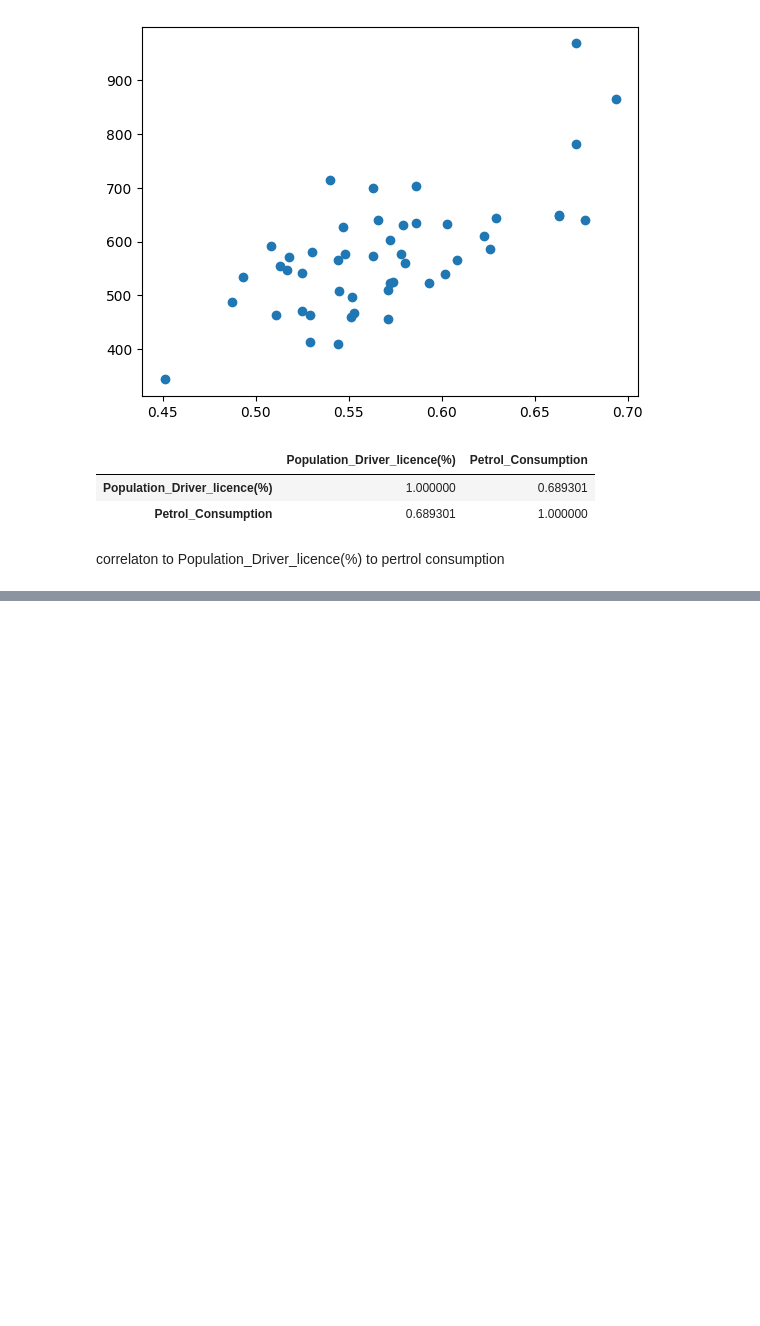
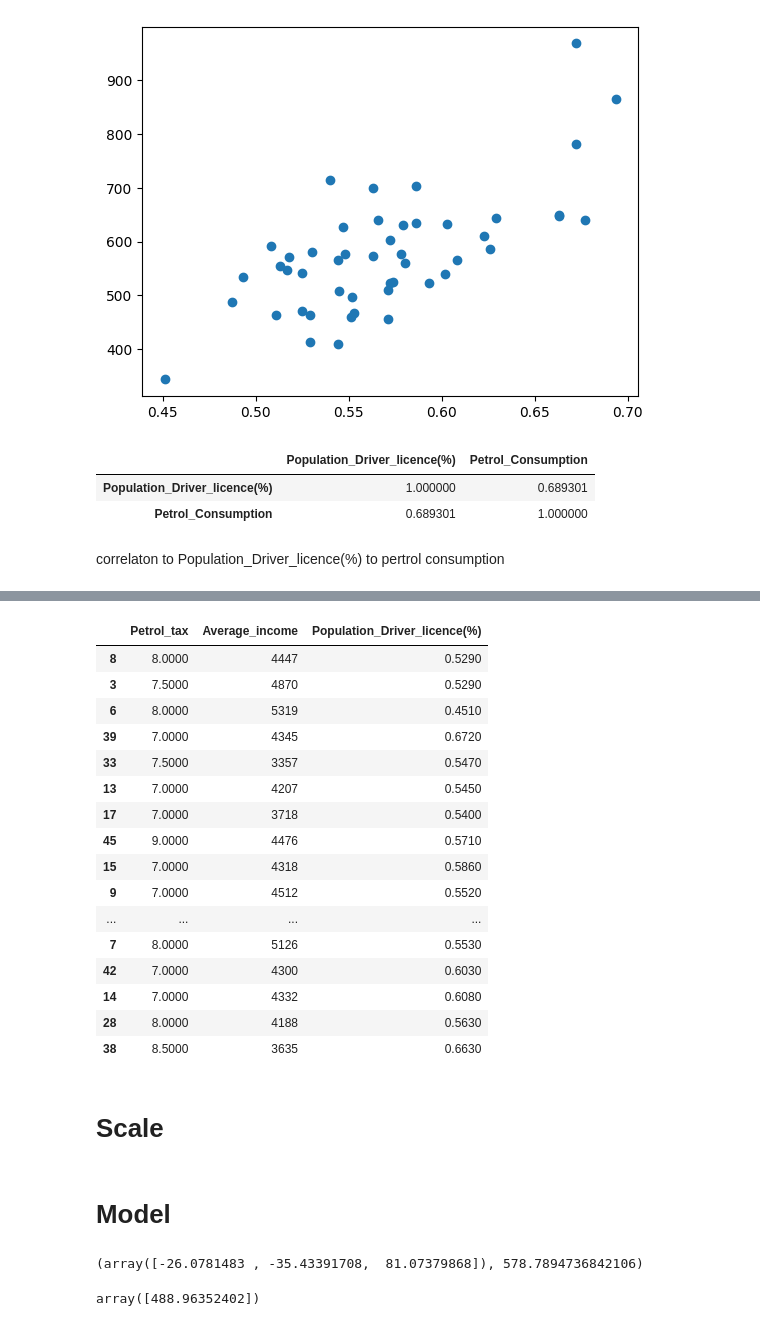
Before and after one commit to neelakandanoj/Python, a Jupyter notebook: MachineLearniing/LinearRegresson/petrol.ipynb, the cells around one changed output, grey strips where cells are left out. Cells and saved outputs as stored; diff of their text form; code cells hidden in the pictures; blank space fills up the shorter version.

```diff
--- a/MachineLearniing/LinearRegresson/petrol.ipynb
+++ b/MachineLearniing/LinearRegresson/petrol.ipynb
@@ -300,9 +300,9 @@ df[['Paved_Highways','Petrol_Consumption']].corr()
 # %% [markdown]
 Paved_Highways is no correlated to Petrol consumption so delete the column
 # %%
-# df['Trans_highways']=df['Paved_Highways'].pow(2)
-df['Trans_highways']=df['Paved_Highways'].pow(3)
-# df['Trans_highways']=df['Paved_Highways'].pow(4)
-# df['Trans_highways']=np.log(df['Paved_Highways'])
-plt.scatter(x=df['Trans_highways'],y=df['Petrol_Consumption'])
-df[['Trans_highways','Petrol_Consumption']].corr()
+# # df['Trans_highways']=df['Paved_Highways'].pow(2)
+# # df['Trans_highways']=df['Paved_Highways'].pow(3)
+# # df['Trans_highways']=df['Paved_Highways'].pow(4)
+# # df['Trans_highways']=np.log(df['Paved_Highways'])
+# plt.scatter(x=df['Trans_highways'],y=df['Petrol_Consumption'])
+# df[['Trans_highways','Petrol_Consumption']].corr()
@@ -314,3 +309,5 @@ df[['Trans_highways','Petrol_Consumption']].corr()
+# %%
+df.drop(columns='Paved_Highways',inplace=True)
 # %%
 df.columns
 # %% [output]
@@ -354,0 +376,28 @@ correlaton to Population_Driver_licence(%) to pertrol consumption
+# %%
+from sklearn.model_selection import train_test_split
+X=df[['Petrol_tax','Average_income'	,'Population_Driver_licence(%)']]
+y=df['Petrol_Consumption']
+# %%
+x_train,x_test,y_train,y_test=train_test_split(X,y,test_size=0.2,random_state=42)
+# %%
+x_train
+# %% [output]
+|  | Petrol_tax | Average_income | Population_Driver_licence(%) |
+| 8 | 8.0000 | 4447 | 0.5290 |
+| 3 | 7.5000 | 4870 | 0.5290 |
+| 6 | 8.0000 | 5319 | 0.4510 |
+| 39 | 7.0000 | 4345 | 0.6720 |
+| 33 | 7.5000 | 3357 | 0.5470 |
+| 13 | 7.0000 | 4207 | 0.5450 |
+| 17 | 7.0000 | 3718 | 0.5400 |
+| 45 | 9.0000 | 4476 | 0.5710 |
+| 15 | 7.0000 | 4318 | 0.5860 |
+| 9 | 7.0000 | 4512 | 0.5520 |
+| ... | ... | ... | ... |
+| 7 | 8.0000 | 5126 | 0.5530 |
+| 42 | 7.0000 | 4300 | 0.6030 |
+| 14 | 7.0000 | 4332 | 0.6080 |
+| 28 | 8.0000 | 4188 | 0.5630 |
+| 38 | 8.5000 | 3635 | 0.6630 |
+# %% [markdown]
+# **Scale**
@@ -354,0 +410,13 @@ correlaton to Population_Driver_licence(%) to pertrol consumption
+# %% [markdown]
+# **Model**
+# %%
+from sklearn.linear_model import LinearRegression
+lr_model=LinearRegression()
+lr_model.fit(x_train,y_train)
+lr_model.coef_,lr_model.intercept_
+# %% [output]
+(array([-26.0781483 , -35.43391708,  81.07379868]), 578.7894736842106)
+# %%
+lr_model.predict(scalar.transform([[7.5,4870,0.529]]))
+# %% [output]
+array([488.96352402])
```
Also changed, not shown: parts of 11 cells of this notebook.
